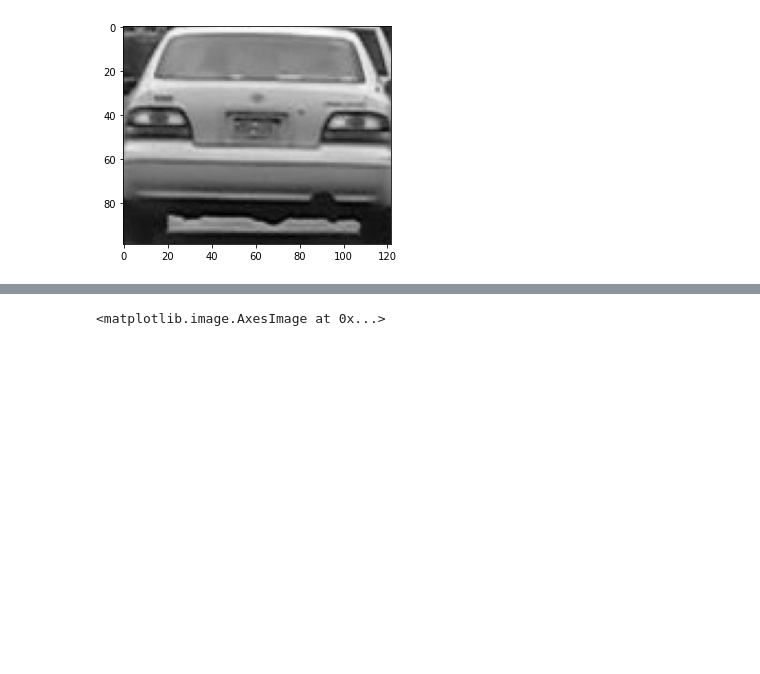
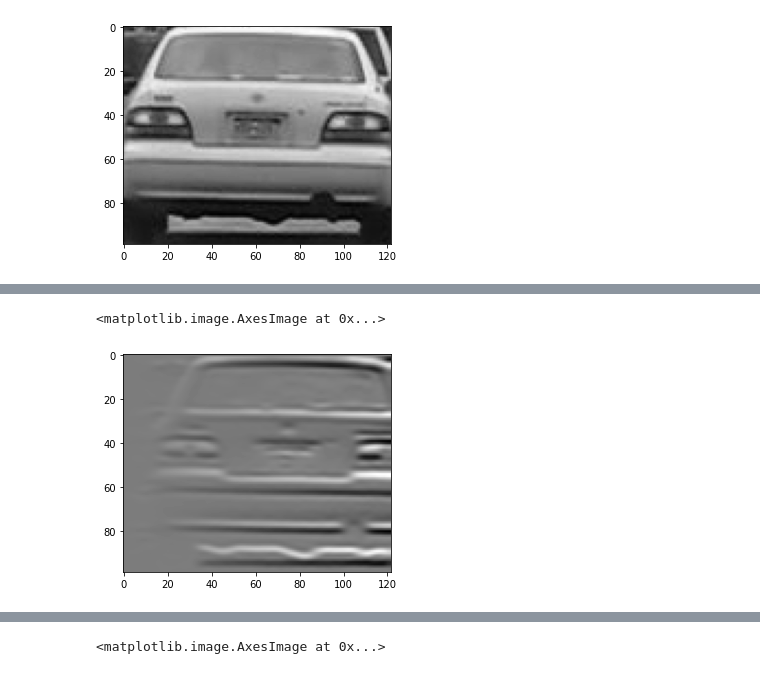
Before and after one commit to Singla17/COL780_assig2, a Jupyter notebook: Experiments.ipynb, the cells around one changed output, grey strips where cells are left out. Saved outputs shown, nothing was run; the diff lists cells and outputs as text; code cells hidden in the pictures; blank space fills up the shorter version.

```diff
--- a/Experiments.ipynb
+++ b/Experiments.ipynb
@@ -53,0 +88,5 @@ Yc = np.tile(np.linspace(0, ht-1, ht), (wt, 1)).T.flatten()
+# %%
+plt.imshow(steepestDescentImages[1],cmap='gray')
+# %% [output]
+<matplotlib.image.AxesImage at 0x...>
+[figure, added]
```
Also changed, not shown: parts of 20 cells of this notebook, 1 other file.
